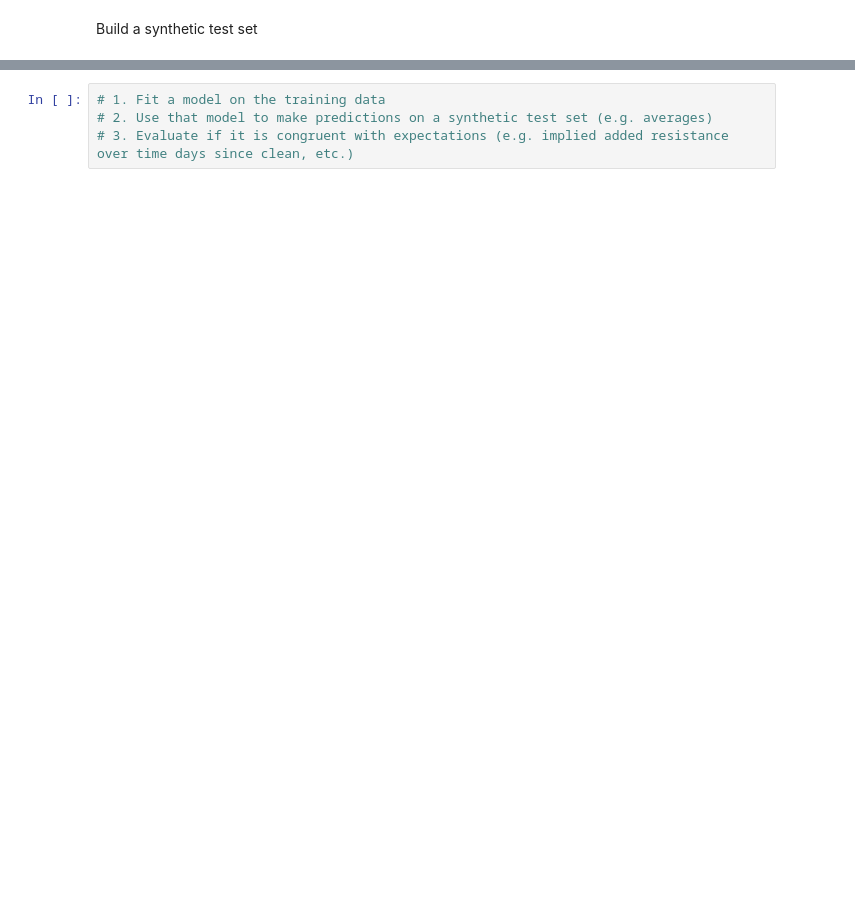
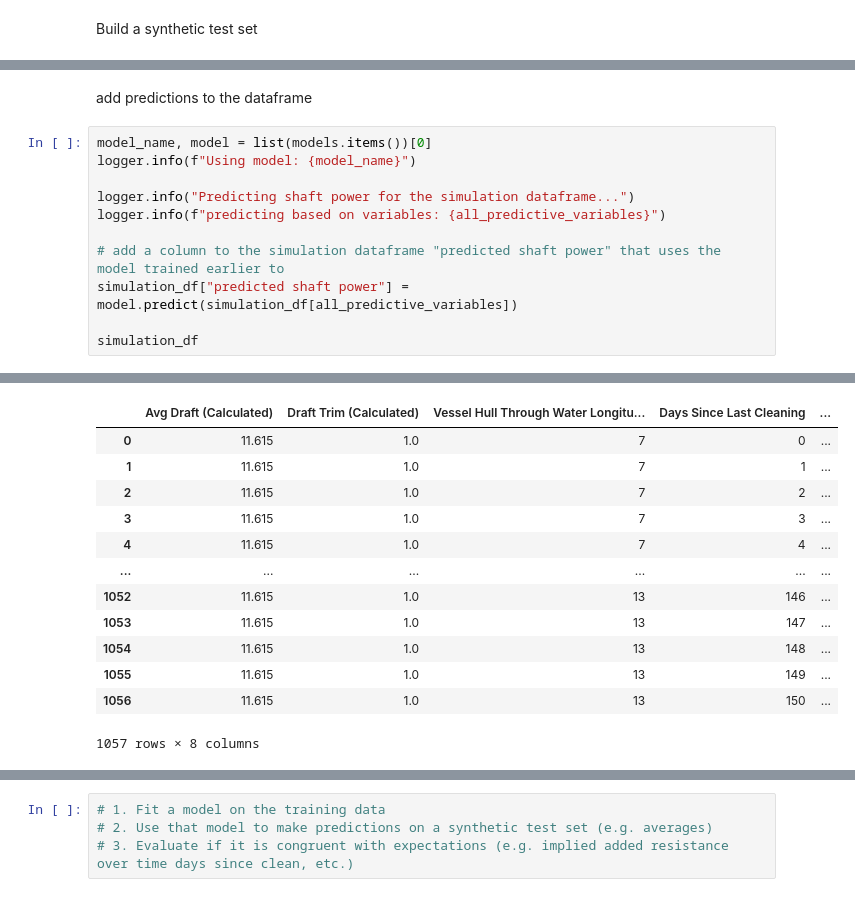
Before and after one commit to AugustBjerg/Master-s-thesis, a Jupyter notebook: code/modelling/notebooks/experimental.ipynb, the cells around one changed output, grey strips where cells are left out. Cells and saved outputs as stored; diff of their text form; blank space fills up the shorter version.

```diff
--- a/code/modelling/notebooks/experimental.ipynb
+++ b/code/modelling/notebooks/experimental.ipynb
@@ -297,0 +306,14 @@ KeyError: 'Vessel Hull Through Water Longitudinal Speed (knots)'
+# %% [markdown]
+add predictions to the dataframe
+# %%
+model_name, model = list(models.items())[0]
+logger.info(f"Using model: {model_name}")
+
+logger.info("Predicting shaft power for the simulation dataframe...")
+logger.info(f"predicting based on variables: {all_predictive_variables}")
+
+# add a column to the simulation dataframe "predicted shaft power" that uses the model trained earlier to
+simulation_df["predicted shaft power"] = model.predict(simulation_df[all_predictive_variables])
+
+simulation_df
+# %% [output]
@@ -297,0 +323,13 @@ KeyError: 'Vessel Hull Through Water Longitudinal Speed (knots)'
+|  | Avg Draft (Calculated) | Draft Trim (Calculated) | Vessel Hull Through Water Longitu... | Days Since Last Cleaning | ... |
+| 0 | 11.615 | 1.0 | 7 | 0 | ... |
+| 1 | 11.615 | 1.0 | 7 | 1 | ... |
+| 2 | 11.615 | 1.0 | 7 | 2 | ... |
+| 3 | 11.615 | 1.0 | 7 | 3 | ... |
+| 4 | 11.615 | 1.0 | 7 | 4 | ... |
+| ... | ... | ... | ... | ... | ... |
+| 1052 | 11.615 | 1.0 | 13 | 146 | ... |
+| 1053 | 11.615 | 1.0 | 13 | 147 | ... |
+| 1054 | 11.615 | 1.0 | 13 | 148 | ... |
+| 1055 | 11.615 | 1.0 | 13 | 149 | ... |
+| 1056 | 11.615 | 1.0 | 13 | 150 | ... |
+1057 rows × 8 columns
```
Also changed, not shown: parts of 13 cells of this notebook, 7 other files.
